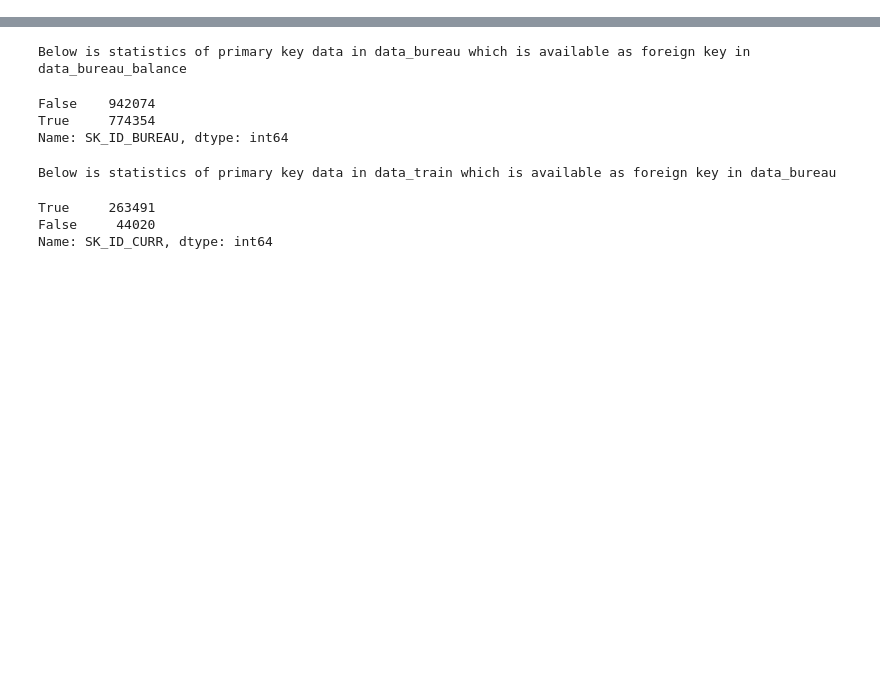
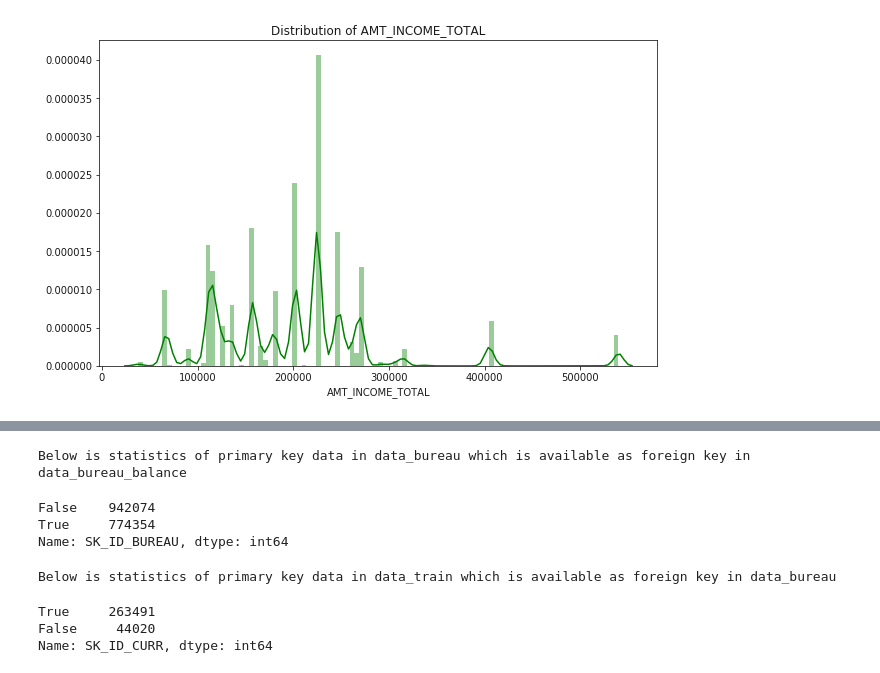
Before and after one commit to ravivibhor/Ravivibhor_Repo, a Jupyter notebook: Home_Credit_Default_Risk.ipynb, the cells around one changed output, grey strips where cells are left out. Cells and saved outputs as stored; diff of their text form; code cells hidden in the pictures; blank space fills up the shorter version.

```diff
--- a/Home_Credit_Default_Risk.ipynb
+++ b/Home_Credit_Default_Risk.ipynb
@@ -17,0 +35,11 @@ data_test = pd.read_csv("Udacity_Projects/Home_Credit_Default_Risk/application_t
+# %%
+# Plot distribution of one feature
+def plot_distribution(feature,color):
+    plt.figure(figsize=(10,6))
+    plt.title("Distribution of %s" % feature)
+    sns.distplot(data_train[feature].dropna(),color=color, kde=True,bins=100)
+    plt.show()
+# %%
+plot_distribution('AMT_INCOME_TOTAL','green')
+# %% [output]
+[figure, added]
```
Also changed, not shown: parts of 31 cells of this notebook.
